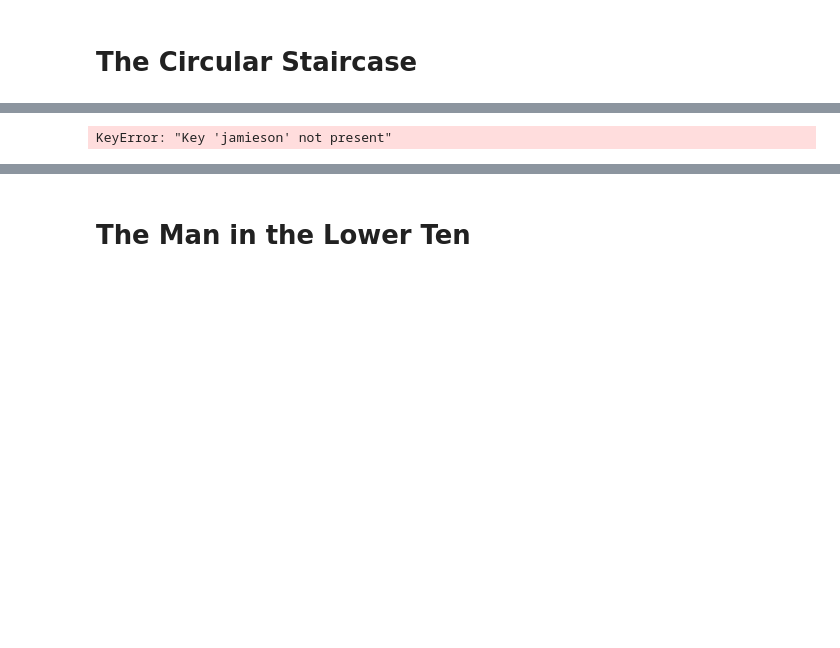
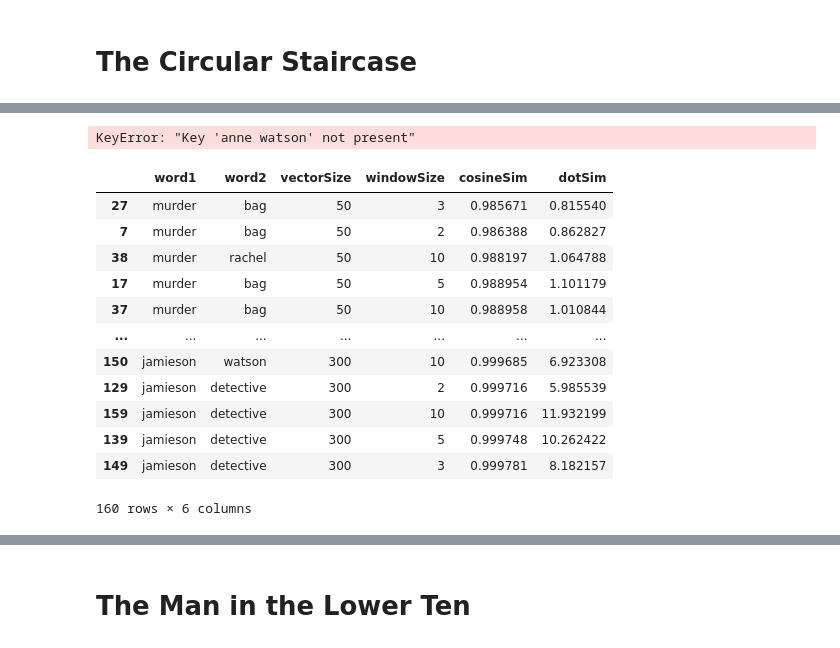
Before and after one commit to NLPaladins/rinehartAnalysis_wordVectors, a Jupyter notebook: main.ipynb, the cells around one changed output, grey strips where cells are left out. Cells and saved outputs as stored; diff of their text form; code cells hidden in the pictures; blank space fills up the shorter version.

```diff
--- a/main.ipynb
+++ b/main.ipynb
@@ -178,13 +208,34 @@ sentences = book.lemmatize_by_sentence(word_subs=substitution)
 # %%
-df = books_lib.word_embeddings.calculate_differing_distances(sentences, [['jamieson', 'watson'],
-                                                            ['revolver', 'watson'],
-                                                            ['murder', 'watson'],
-                                                            ['jamieson', 'murder'],
-                                                            ['jamieson', 'revolver'],
-                                                            ['watson', 'revolver'],
-                                                            ['murder', 'revolver'],
-                                                            ['murder', 'bag'],
-                                                            ['murder', 'rachel'],
-                                                            ['jamieson', 'detective']])
+# df = books_lib.word_embeddings.calculate_differing_distances(sentences, [['jamieson', 'watson'],
+#                                                             ['revolver', 'watson'],
+#                                                             ['murder', 'watson'],
+#                                                             ['jamieson', 'murder'],
+#                                                             ['jamieson', 'revolver'],
+#                                                             ['watson', 'revolver'],
+#                                                             ['murder', 'revolver'],
+#                                                             ['murder', 'bag'],
+#                                                             ['murder', 'rachel'],
+#                                                             ['jamieson', 'detective']])
+
+protagonists_antagonists_distances = books_lib\
+                                     .word_embeddings\
+                                     .calculate_differing_distances(sentences,
+                                                                    protagonists_antagonists)
 # %% [output]
-KeyError: "Key 'jamieson' not present"
+KeyError: "Key 'anne watson' not present"
+# %%
+df.sort_values(['cosineSim', 'dotSim'])
+# %% [output]
+|  | word1 | word2 | vectorSize | windowSize | cosineSim | dotSim |
+| 27 | murder | bag | 50 | 3 | 0.985671 | 0.815540 |
+| 7 | murder | bag | 50 | 2 | 0.986388 | 0.862827 |
+| 38 | murder | rachel | 50 | 10 | 0.988197 | 1.064788 |
+| 17 | murder | bag | 50 | 5 | 0.988954 | 1.101179 |
+| 37 | murder | bag | 50 | 10 | 0.988958 | 1.010844 |
+| ... | ... | ... | ... | ... | ... | ... |
+| 150 | jamieson | watson | 300 | 10 | 0.999685 | 6.923308 |
+| 129 | jamieson | detective | 300 | 2 | 0.999716 | 5.985539 |
+| 159 | jamieson | detective | 300 | 10 | 0.999716 | 11.932199 |
+| 139 | jamieson | detective | 300 | 5 | 0.999748 | 10.262422 |
+| 149 | jamieson | detective | 300 | 3 | 0.999781 | 8.182157 |
+160 rows × 6 columns
```
Also changed, not shown: parts of 8 cells of this notebook, 1 other file.
